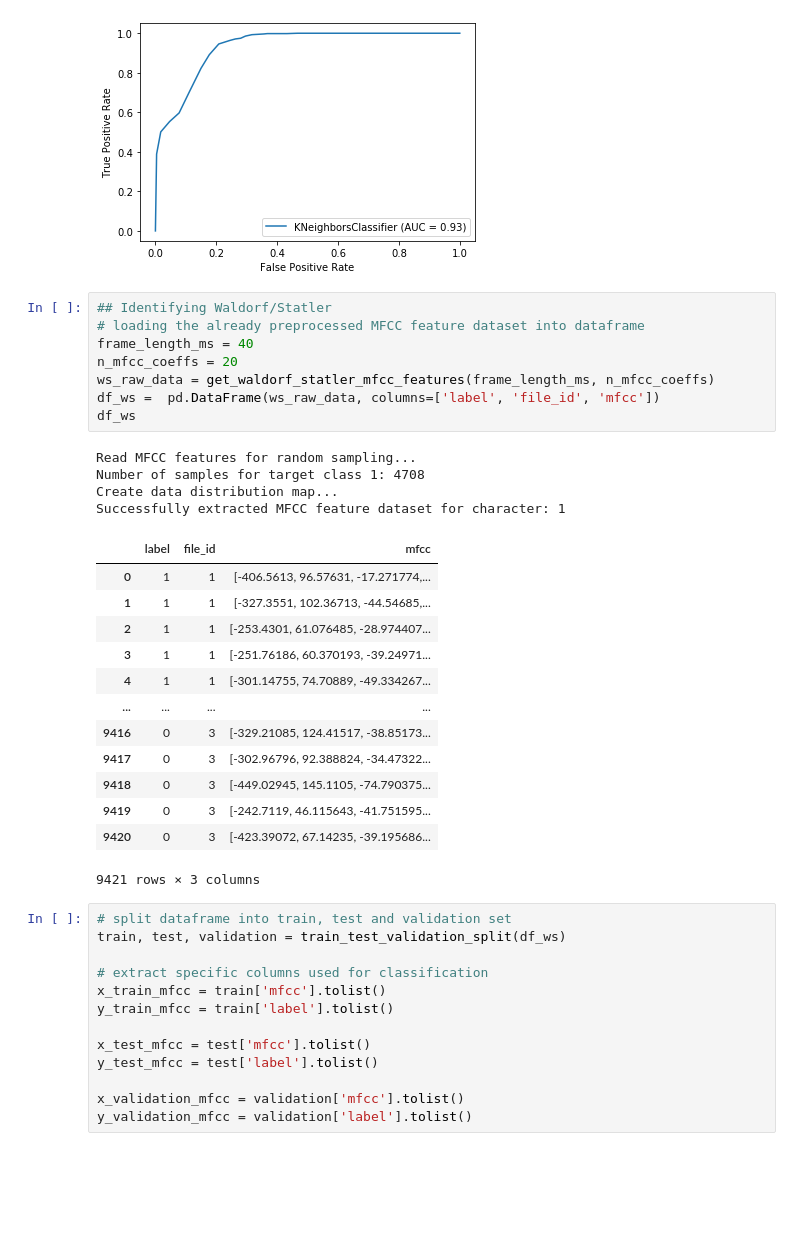
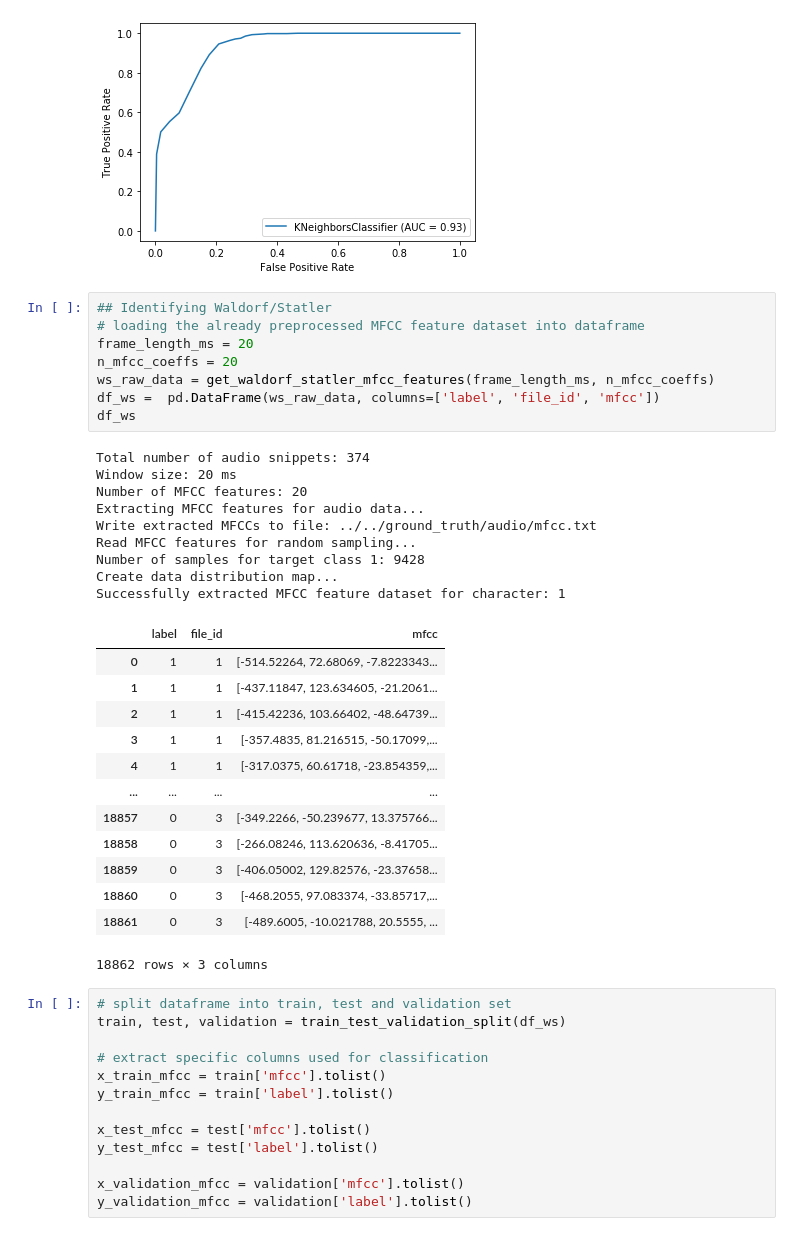
Before and after one commit to mledl/mupped-show-classification, a Jupyter notebook: SIM1/src/SIM1.ipynb, the cells around one changed output. Drawn from its saved outputs; the diff is of its cells as text; blank space fills up the shorter version.

```diff
--- a/SIM1/src/SIM1.ipynb
+++ b/SIM1/src/SIM1.ipynb
@@ -191,29 +191,34 @@ plt.show()
 # %%
 ## Identifying Waldorf/Statler
 # loading the already preprocessed MFCC feature dataset into dataframe
-frame_length_ms = 40
+frame_length_ms = 20
 n_mfcc_coeffs = 20
 ws_raw_data = get_waldorf_statler_mfcc_features(frame_length_ms, n_mfcc_coeffs)
 df_ws =  pd.DataFrame(ws_raw_data, columns=['label', 'file_id', 'mfcc'])
 df_ws
 # %% [output]
+Total number of audio snippets: 374
+Window size: 20 ms
+Number of MFCC features: 20
+Extracting MFCC features for audio data...
+Write extracted MFCCs to file: ../../ground_truth/audio/mfcc.txt
 Read MFCC features for random sampling...
-Number of samples for target class 1: 4708
+Number of samples for target class 1: 9428
 Create data distribution map...
 Successfully extracted MFCC feature dataset for character: 1
 |  | label | file_id | mfcc |
-| 0 | 1 | 1 | [-406.5613, 96.57631, -17.271774,... |
-| 1 | 1 | 1 | [-327.3551, 102.36713, -44.54685,... |
-| 2 | 1 | 1 | [-253.4301, 61.076485, -28.974407... |
-| 3 | 1 | 1 | [-251.76186, 60.370193, -39.24971... |
-| 4 | 1 | 1 | [-301.14755, 74.70889, -49.334267... |
+| 0 | 1 | 1 | [-514.52264, 72.68069, -7.8223343... |
+| 1 | 1 | 1 | [-437.11847, 123.634605, -21.2061... |
+| 2 | 1 | 1 | [-415.42236, 103.66402, -48.64739... |
+| 3 | 1 | 1 | [-357.4835, 81.216515, -50.17099,... |
+| 4 | 1 | 1 | [-317.0375, 60.61718, -23.854359,... |
 | ... | ... | ... | ... |
-| 9416 | 0 | 3 | [-329.21085, 124.41517, -38.85173... |
-| 9417 | 0 | 3 | [-302.96796, 92.388824, -34.47322... |
-| 9418 | 0 | 3 | [-449.02945, 145.1105, -74.790375... |
-| 9419 | 0 | 3 | [-242.7119, 46.115643, -41.751595... |
-| 9420 | 0 | 3 | [-423.39072, 67.14235, -39.195686... |
+| 18857 | 0 | 3 | [-349.2266, -50.239677, 13.375766... |
+| 18858 | 0 | 3 | [-266.08246, 113.620636, -8.41705... |
+| 18859 | 0 | 3 | [-406.05002, 129.82576, -23.37658... |
+| 18860 | 0 | 3 | [-468.2055, 97.083374, -33.85717,... |
+| 18861 | 0 | 3 | [-489.6005, -10.021788, 20.5555, ... |
-9421 rows × 3 columns
+18862 rows × 3 columns
 # %%
 # split dataframe into train, test and validation set
 train, test, validation = train_test_validation_split(df_ws)
```
Also changed, not shown: parts of 4 cells of this notebook.
